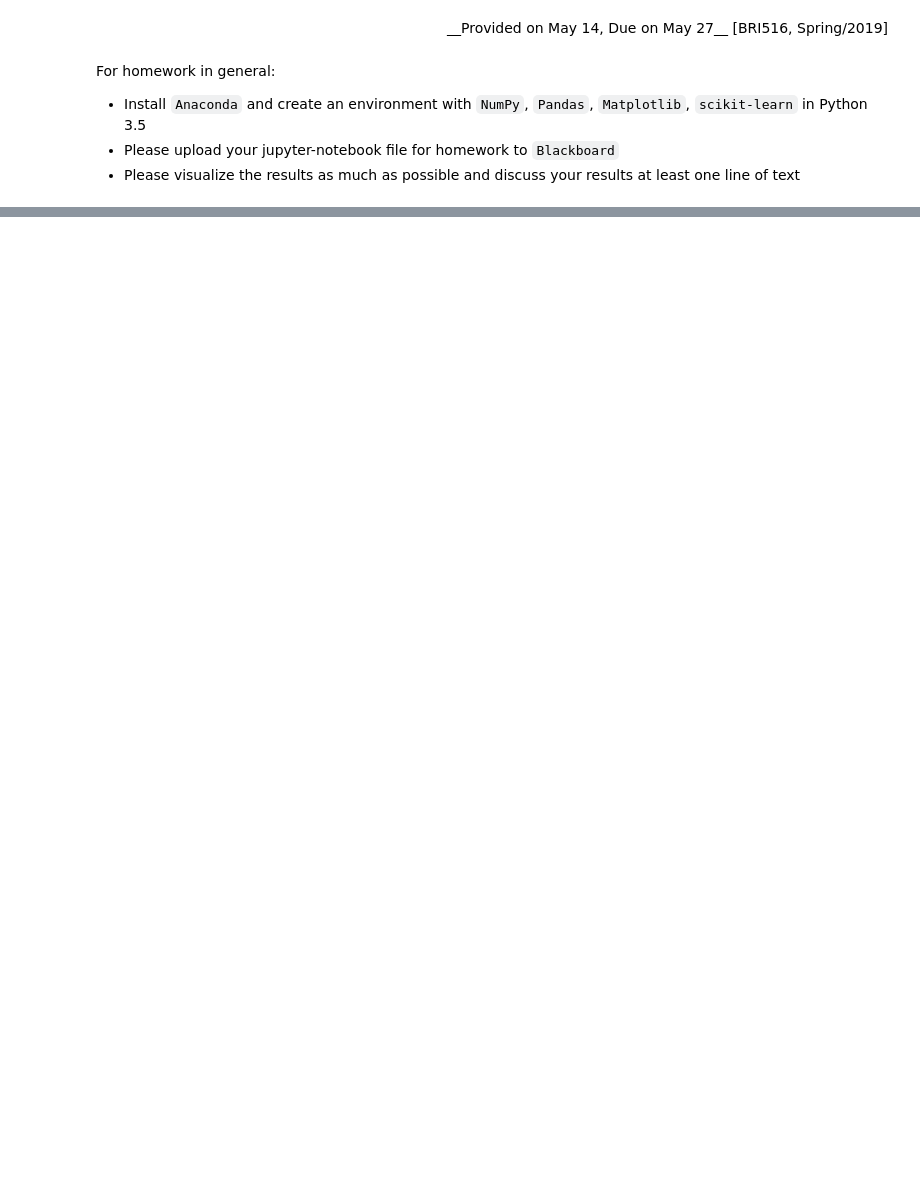
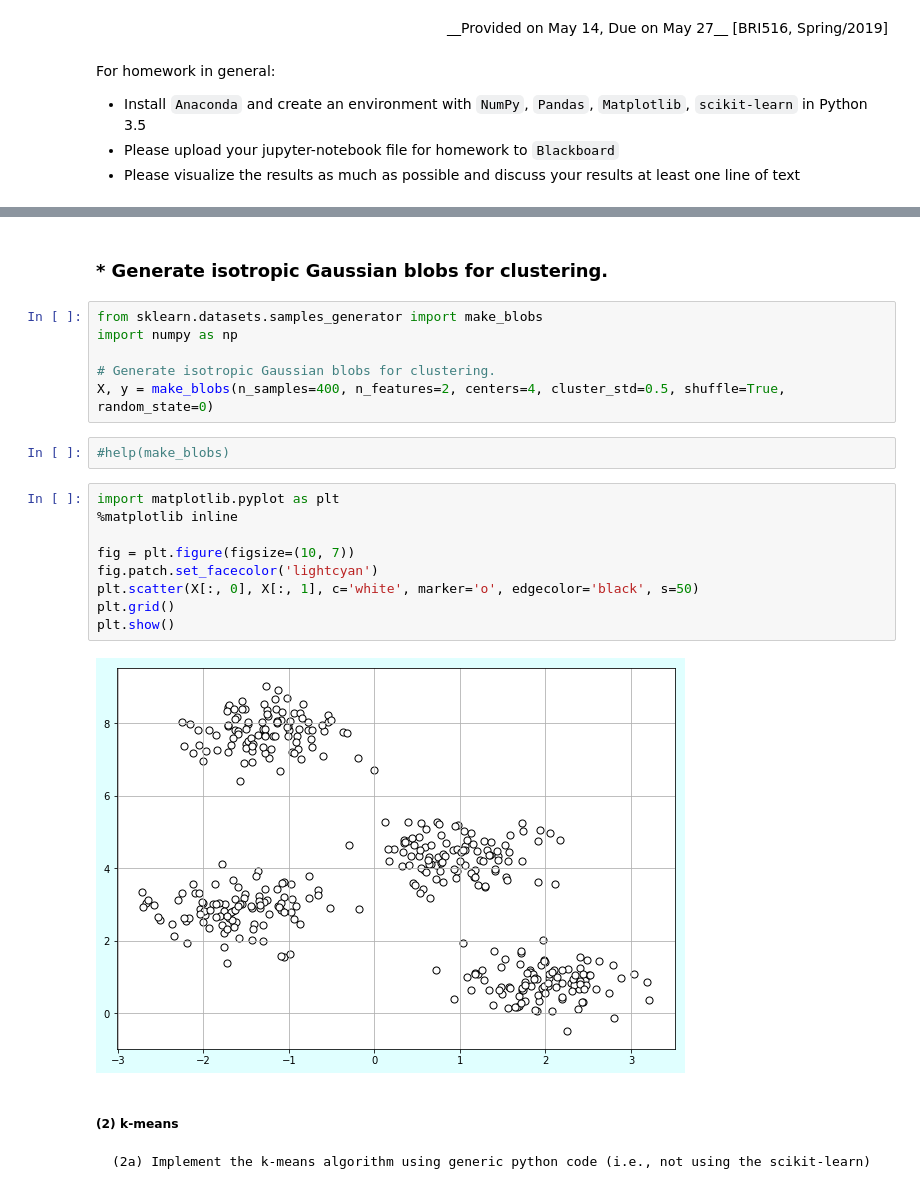
Before and after one commit to happyhyowon/work, a Jupyter notebook: HyowonKim_2019020723_hw4.ipynb, the cells around one changed output, grey strips where cells are left out. Drawn from its saved outputs; the diff is of its cells as text; blank space fills up the shorter version.

```diff
--- a/HyowonKim_2019020723_hw4.ipynb
+++ b/HyowonKim_2019020723_hw4.ipynb
@@ -34,0 +15,24 @@ For homework in general:
+# %% [markdown]
+### * Generate isotropic Gaussian blobs for clustering.
+# %%
+from sklearn.datasets.samples_generator import make_blobs
+import numpy as np
+
+# Generate isotropic Gaussian blobs for clustering.
+X, y = make_blobs(n_samples=400, n_features=2, centers=4, cluster_std=0.5, shuffle=True, random_state=0)
+# %%
+#help(make_blobs)
+# %%
+import matplotlib.pyplot as plt
+%matplotlib inline
+
+fig = plt.figure(figsize=(10, 7))
+fig.patch.set_facecolor('lightcyan')
+plt.scatter(X[:, 0], X[:, 1], c='white', marker='o', edgecolor='black', s=50)
+plt.grid()
+plt.show()
+# %% [output]
+[figure, added]
+# %% [markdown]
+##### (2) k-means
+    (2a) Implement the k-means algorithm using generic python code (i.e., not using the scikit-learn)
```
Also changed, not shown: parts of 18 cells of this notebook, 1 other file.
